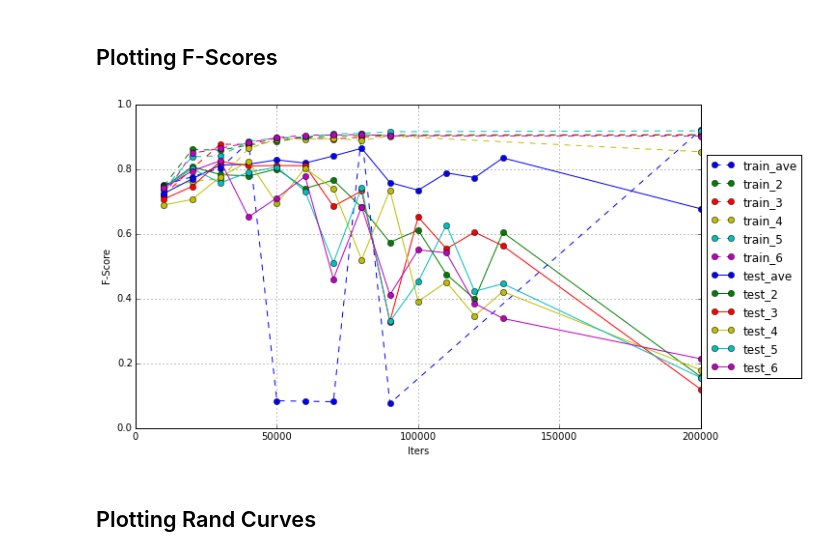
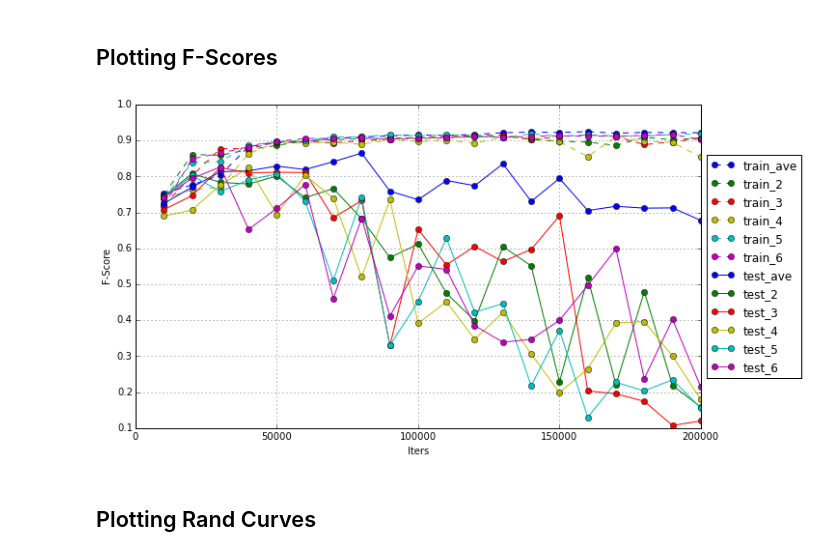
Before and after one commit to csinva/conv-net-scripts, a Jupyter notebook: visualization/visualize_outputs.ipynb, the cells around one changed output. Saved outputs shown, nothing was run; the diff lists cells and outputs as text; code cells hidden in the pictures.

```diff
--- a/visualization/visualize_outputs.ipynb
+++ b/visualization/visualize_outputs.ipynb
@@ -59,43 +59,43 @@ N = len(fibsem_folders)
 names = [train_or_tests[i]+'_'+fibsem_folders[i] for i in range(N)]
 folders = ["/tier2/turaga/singhc/"+train_or_tests[i]+"/out/fibsem"+fibsem_folders[i]+"_" for i in range(N)]
 output_file = '/tier2/turaga/singhc/figs/f_scores_full'
-train = [10000*i for i in range(1,10)]+[200000] # iterations calculated for train
-test = [10000*i for i in range(1,14)]+[200000] # iterations calculated for test
+train = [10000*i for i in range(1,21)] # iterations calculated for train
+test = [10000*i for i in range(1,21)] # iterations calculated for test
 iters = [-1]*N*max(len(test),len(train))
 for i in range(N):
     if train_or_tests[i]=='train':
         iters[i] = train
     else:
         iters[i] = test
-dashed = [iters[i]==train for i in range(len(iters))]
+dashed = [train_or_tests[i]=='train' for i in range(N)]
 all_target_folders = [folders[i]+str(iters[i][j]) for i in range(len(folders)) for j in range(len(iters[i]))]#["data_tier2/train/out/fibsem_ave_"+str(train[i]) for i in range(len(train))]
 fig = plt.figure(figsize=(15,6))
 ax = plt.subplot(111)
 count = 0
 for x in range(len(iters)):
     if(isinstance( iters[x],(int, long))):
         break
     target_folders =  all_target_folders[count:count+len(iters[x])]
     maxes = range(len(iters[x]))
     for i in range(len(target_folders)):
         outfolder = target_folders[i]
         a=np.fromfile( op.join(outfolder, 'square.dat') )
         data=a.reshape(len(a)/2,2)
         f_scores = range(data.shape[0])
         for j in range(len(f_scores)):
             f_scores[j]=2/(1/data[j][0]+1/data[j][1])
         maxes[i]=max(f_scores)
         count+=1
     if dashed[x]:
         plt.plot(iters[x],maxes, 'o--', label=names[x],color=colors[x])
     else:
         plt.plot(iters[x],maxes, 'o-', label=names[x],color=colors[x])
     plt.hold(True)
 plt.xlabel('Iters')
 plt.ylabel('F-Score')
 formatAndSave(ax,output_file)
 # %% [output]
-[figure, old version]
+[figure, new version]
 # %% [markdown]
 ## Plotting Rand Curves
 # %%
```
Also changed, not shown: 5 other files.
